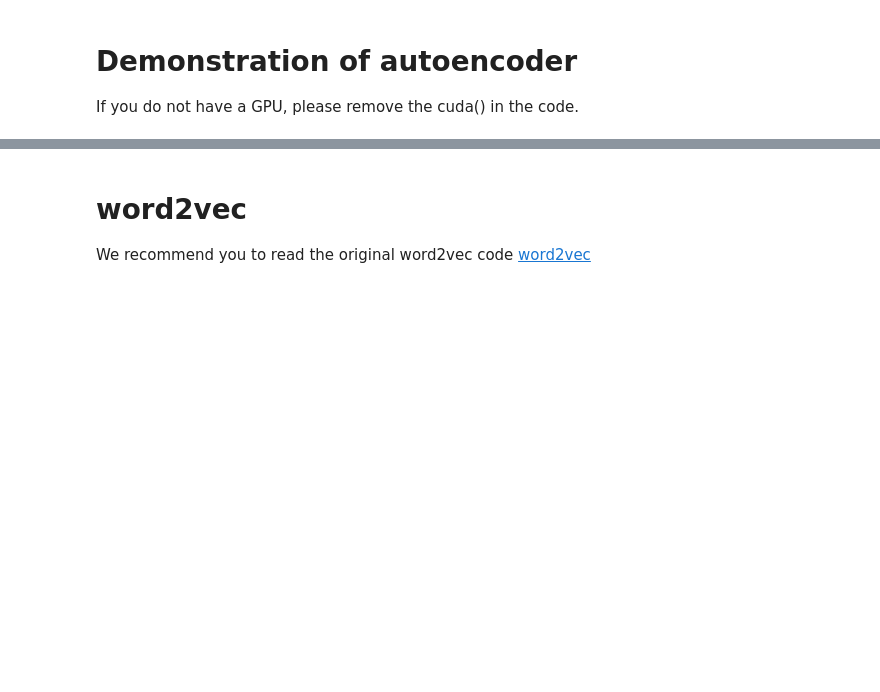
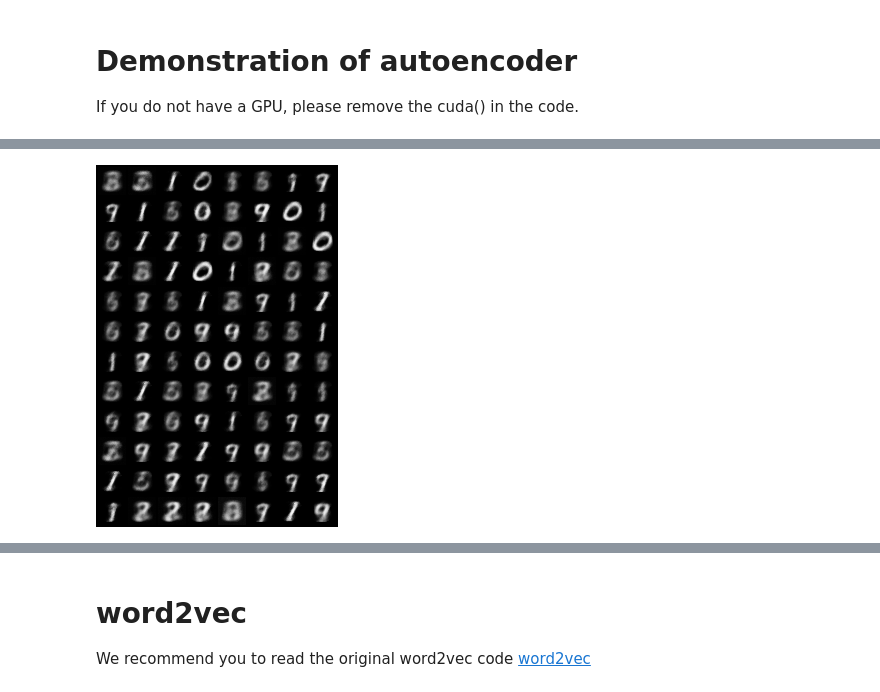
Before and after one commit to lixinsu/tutorials2018, a Jupyter notebook: dimension_reduction.ipynb, the cells around one changed output, grey strips where cells are left out. Saved outputs shown, nothing was run; the diff lists cells and outputs as text; code cells hidden in the pictures; blank space fills up the shorter version.

```diff
--- a/dimension_reduction.ipynb
+++ b/dimension_reduction.ipynb
@@ -603,0 +604,5 @@ epoch [43/100], loss:0.1286
+# %%
+from IPython.display import Image
+Image(filename='mlp_img/image_0.png')
+# %% [output]
+[figure, added]
```
Also changed, not shown: parts of 2 cells of this notebook.
